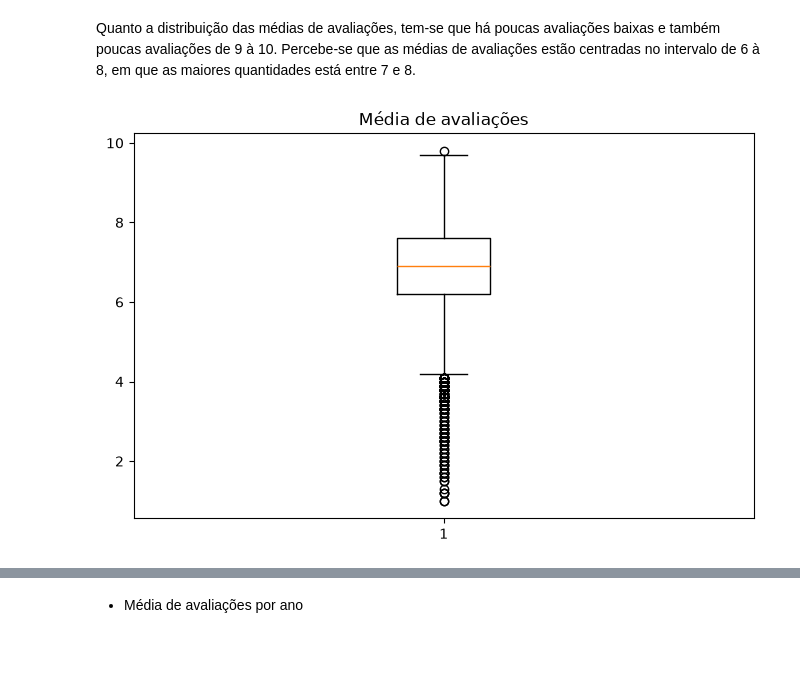
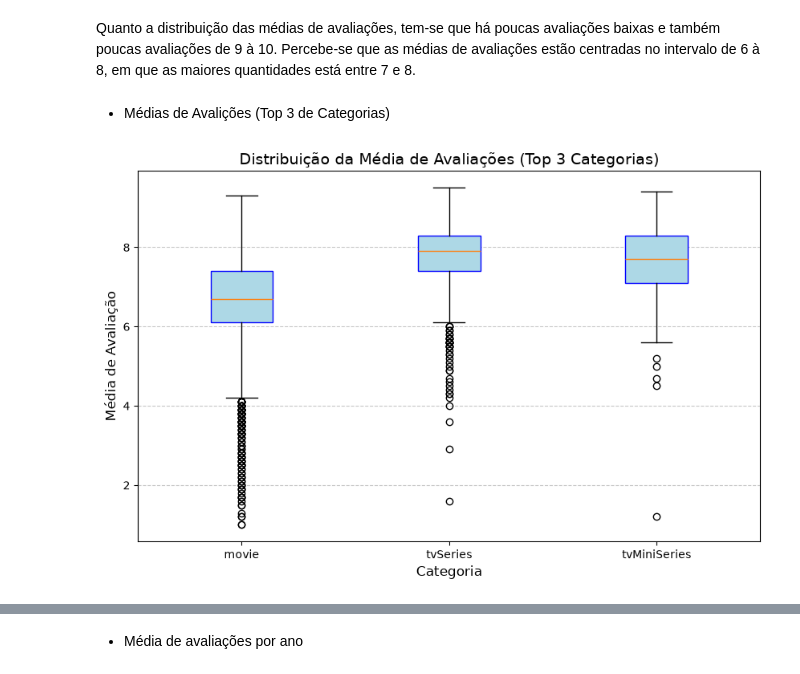
Before and after one commit to Lana230/analise_filmes_series, a Jupyter notebook: main.ipynb, the cells around one changed output, grey strips where cells are left out. Drawn from its saved outputs; the diff is of its cells as text; code cells hidden in the pictures.

```diff
--- a/main.ipynb
+++ b/main.ipynb
@@ -372,13 +325,29 @@ plt.show()
 [figure]
 # %% [markdown]
 Quanto a distribuição das médias de avaliações, tem-se que há poucas avaliações baixas e também poucas avaliações de 9 à 10. Percebe-se que as médias de avaliações estão centradas no intervalo de 6 à 8, em que as maiores quantidades está entre 7 e 8.
+# %% [markdown]
+- Médias de Avalições (Top 3 de Categorias)
 # %%
-plt.figure(figsize=(8, 5))
-plt.boxplot(df_renomeado["Media_Avaliacao"])
-plt.title("Média de avaliações")
+#Boxplot
+top3_categorias = df_renomeado['Categoria'].value_counts().head(3).index
+dados = [
+    df_renomeado[df_renomeado['Categoria'] == cat]['Media_Avaliacao']
+    for cat in top3_categorias
+]
+
+plt.figure(figsize=(10, 6))
+plt.boxplot(
+    dados,
+    tick_labels=top3_categorias,
+    patch_artist=True,
+    boxprops=dict(facecolor='lightblue', color='blue')
+)
+
+plt.title("Distribuição da Média de Avaliações (Top 3 Categorias)", fontsize=14)
+plt.xlabel("Categoria", fontsize=12)
+plt.ylabel("Média de Avaliação", fontsize=12)
+plt.grid(axis='y', linestyle='--', alpha=0.7)
 plt.show()
-
-#produzir os boxplots de médias de avaliações das três categorias que mais se destacaram, em vez de se utilizar apenas das médias de avaliações geral
 # %% [output]
-[figure, old version]
+[figure, new version]
 # %% [markdown]
```
Also changed, not shown: parts of 16 cells of this notebook.
